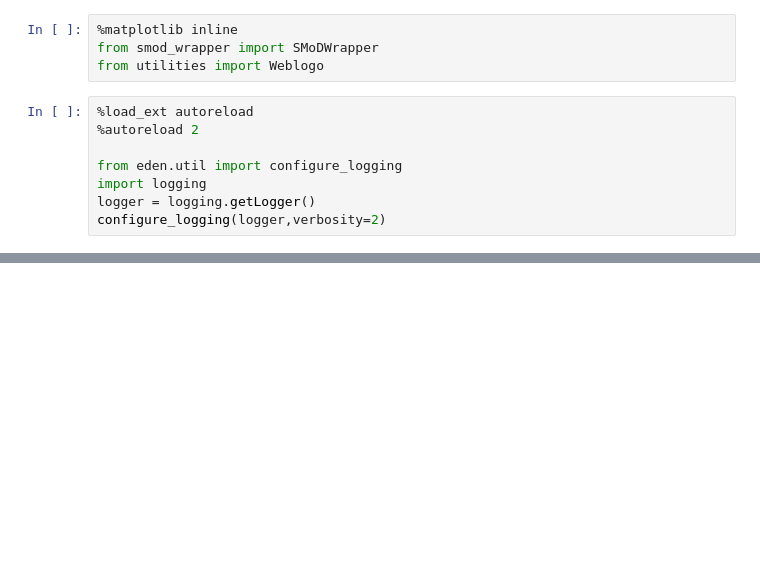
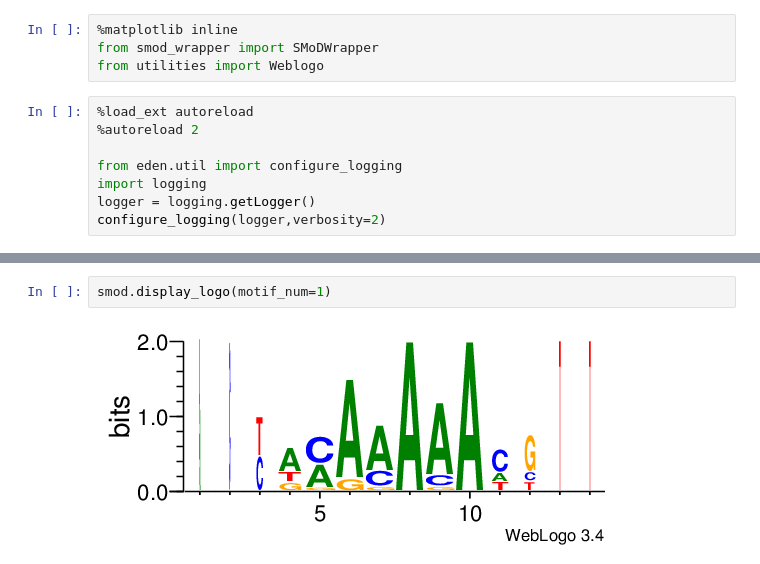
Before and after one commit to fabriziocosta/pyMotif, a Jupyter notebook: smod_example.ipynb, the cells around one changed output, grey strips where cells are left out. Cells and saved outputs as stored; diff of their text form; blank space fills up the shorter version.

```diff
--- a/smod_example.ipynb
+++ b/smod_example.ipynb
@@ -404,0 +308,4 @@ print seq_score
+# %%
+smod.display_logo(motif_num=1)
+# %% [output]
+[figure, added]
```
Also changed, not shown: parts of 39 cells of this notebook, 9 other files.
